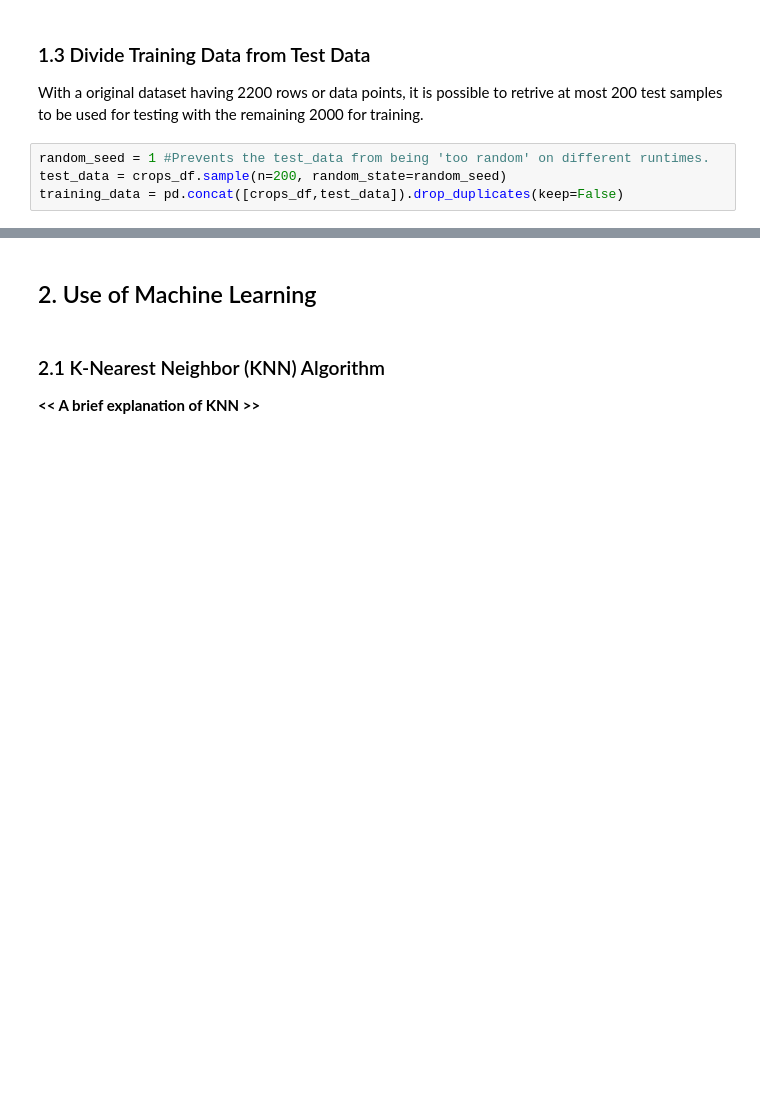
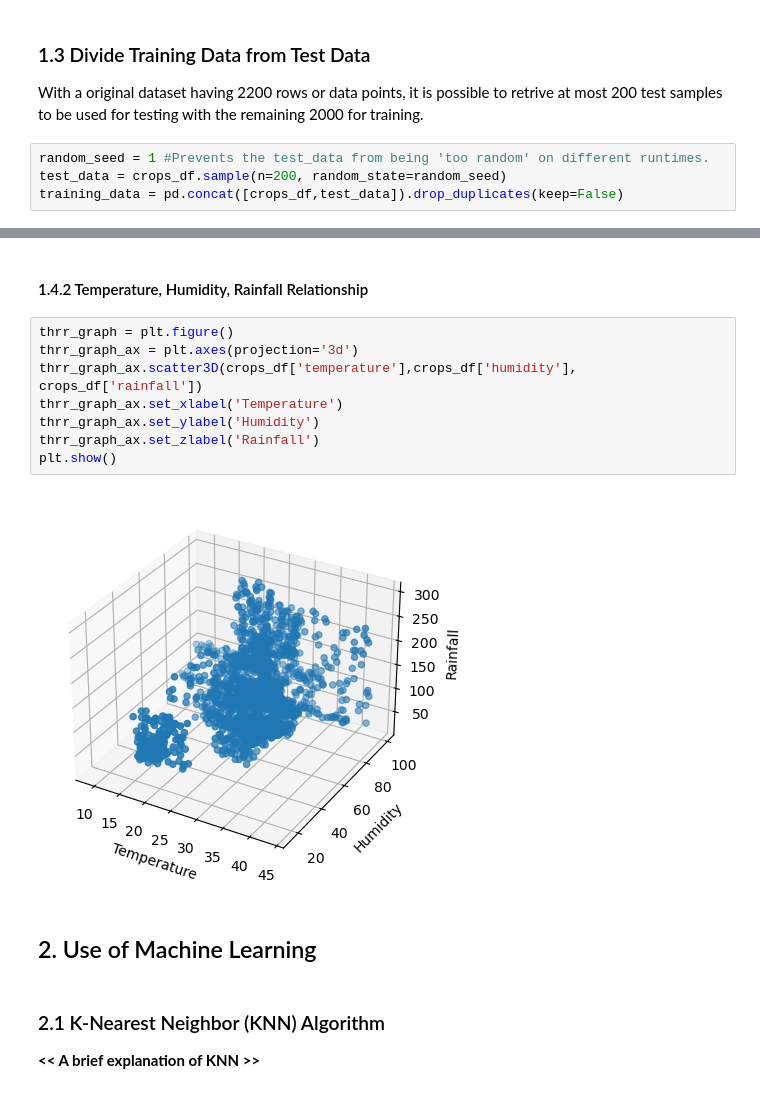
Before and after one commit to jm55/DLSU-Intelligent-Systems, a Jupyter notebook: Machine Learning/notebook.ipynb, the cells around one changed output, grey strips where cells are left out. Saved outputs shown, nothing was run; the diff lists cells and outputs as text; blank space fills up the shorter version.

```diff
--- a/Machine Learning/notebook.ipynb
+++ b/Machine Learning/notebook.ipynb
@@ -199,3 +215,15 @@ training_data = pd.concat([crops_df,test_data]).drop_duplicates(keep=False)
+# %% [markdown]
+#### 1.4.2 Temperature, Humidity, Rainfall Relationship
+# %%
+thrr_graph = plt.figure()
+thrr_graph_ax = plt.axes(projection='3d')
+thrr_graph_ax.scatter3D(crops_df['temperature'],crops_df['humidity'], crops_df['rainfall'])
+thrr_graph_ax.set_xlabel('Temperature')
+thrr_graph_ax.set_ylabel('Humidity')
+thrr_graph_ax.set_zlabel('Rainfall')
+plt.show()
+# %% [output]
+[figure, added]
 # %% [markdown]
 ## 2. Use of Machine Learning
 # %% [markdown]
```
Also changed, not shown: parts of 4 cells of this notebook.
